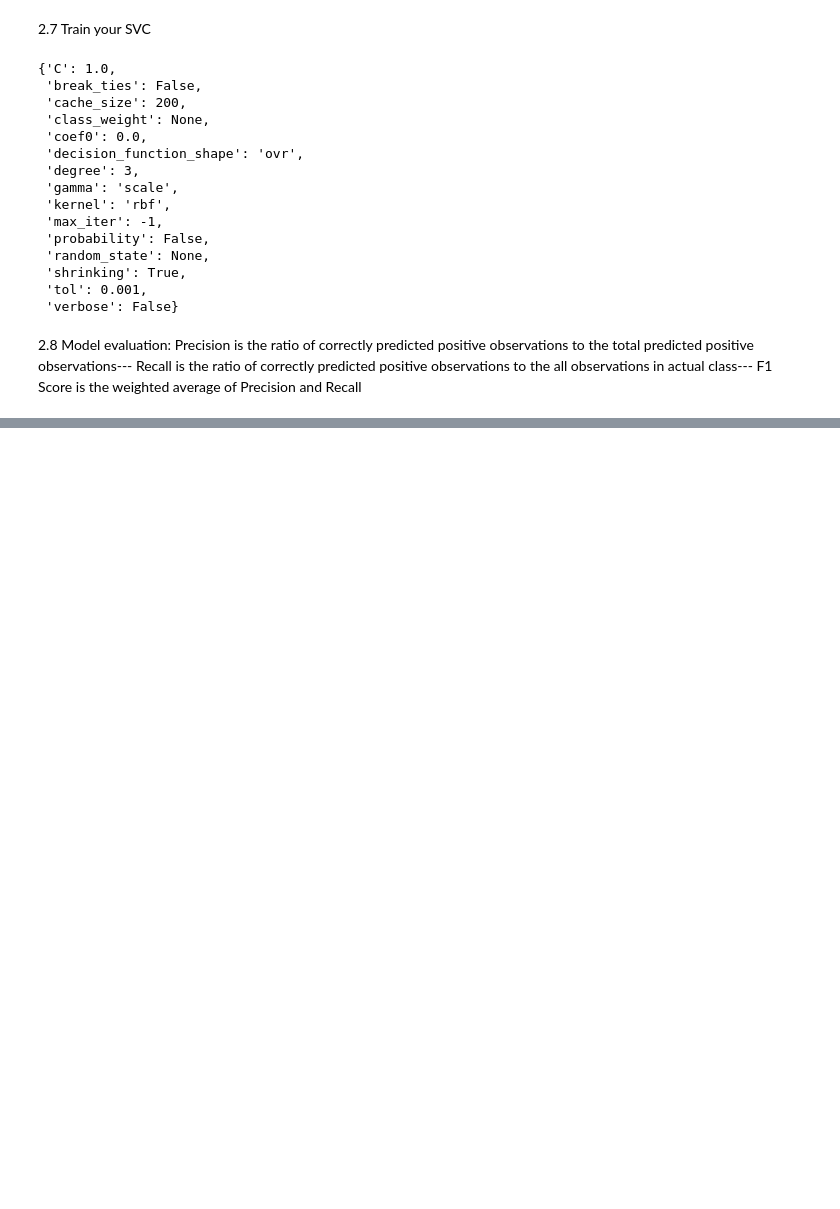
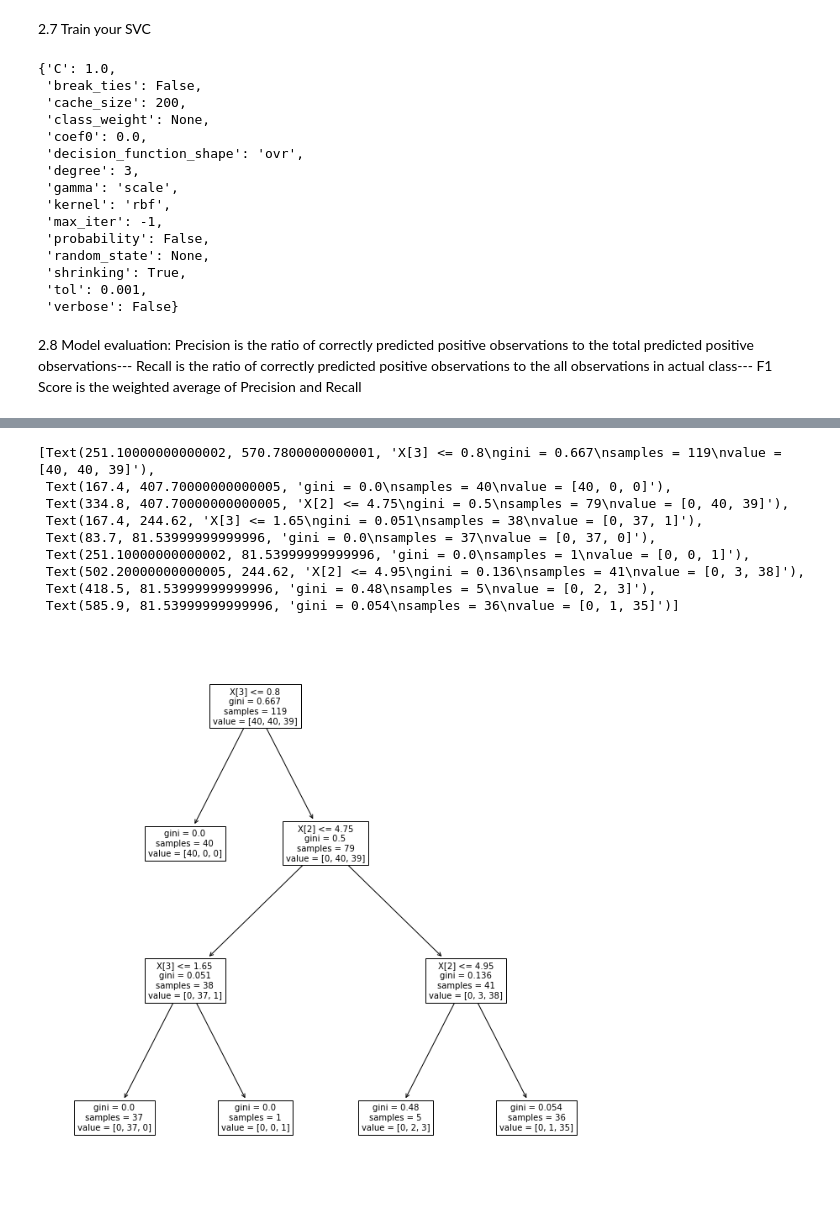
Before and after one commit to cylobi/ArtificialInteligenceCourse-Acm, a Jupyter notebook: Task3/task3.ipynb, the cells around one changed output, grey strips where cells are left out. Drawn from its saved outputs; the diff is of its cells as text; code cells hidden in the pictures; blank space fills up the shorter version.

```diff
--- a/Task3/task3.ipynb
+++ b/Task3/task3.ipynb
@@ -179,0 +222,17 @@ weighted avg       0.90      0.90      0.90        30
+# %%
+clf = tree.DecisionTreeClassifier(max_depth = 3, random_state=0)
+clf.fit(x_train, y_train)
+plt.figure(figsize=(12, 12))
+y_pred = clf.predict(x_test)
+tree.plot_tree(clf, fontsize=10)
+# %% [output]
+[Text(251.10000000000002, 570.7800000000001, 'X[3] <= 0.8\ngini = 0.667\nsamples = 119\nvalue = [40, 40, 39]'),
+ Text(167.4, 407.70000000000005, 'gini = 0.0\nsamples = 40\nvalue = [40, 0, 0]'),
+ Text(334.8, 407.70000000000005, 'X[2] <= 4.75\ngini = 0.5\nsamples = 79\nvalue = [0, 40, 39]'),
+ Text(167.4, 244.62, 'X[3] <= 1.65\ngini = 0.051\nsamples = 38\nvalue = [0, 37, 1]'),
+ Text(83.7, 81.53999999999996, 'gini = 0.0\nsamples = 37\nvalue = [0, 37, 0]'),
+ Text(251.10000000000002, 81.53999999999996, 'gini = 0.0\nsamples = 1\nvalue = [0, 0, 1]'),
+ Text(502.20000000000005, 244.62, 'X[2] <= 4.95\ngini = 0.136\nsamples = 41\nvalue = [0, 3, 38]'),
+ Text(418.5, 81.53999999999996, 'gini = 0.48\nsamples = 5\nvalue = [0, 2, 3]'),
+ Text(585.9, 81.53999999999996, 'gini = 0.054\nsamples = 36\nvalue = [0, 1, 35]')]
+[figure, added]
```
Also changed, not shown: parts of 16 cells of this notebook, 1 other file.
